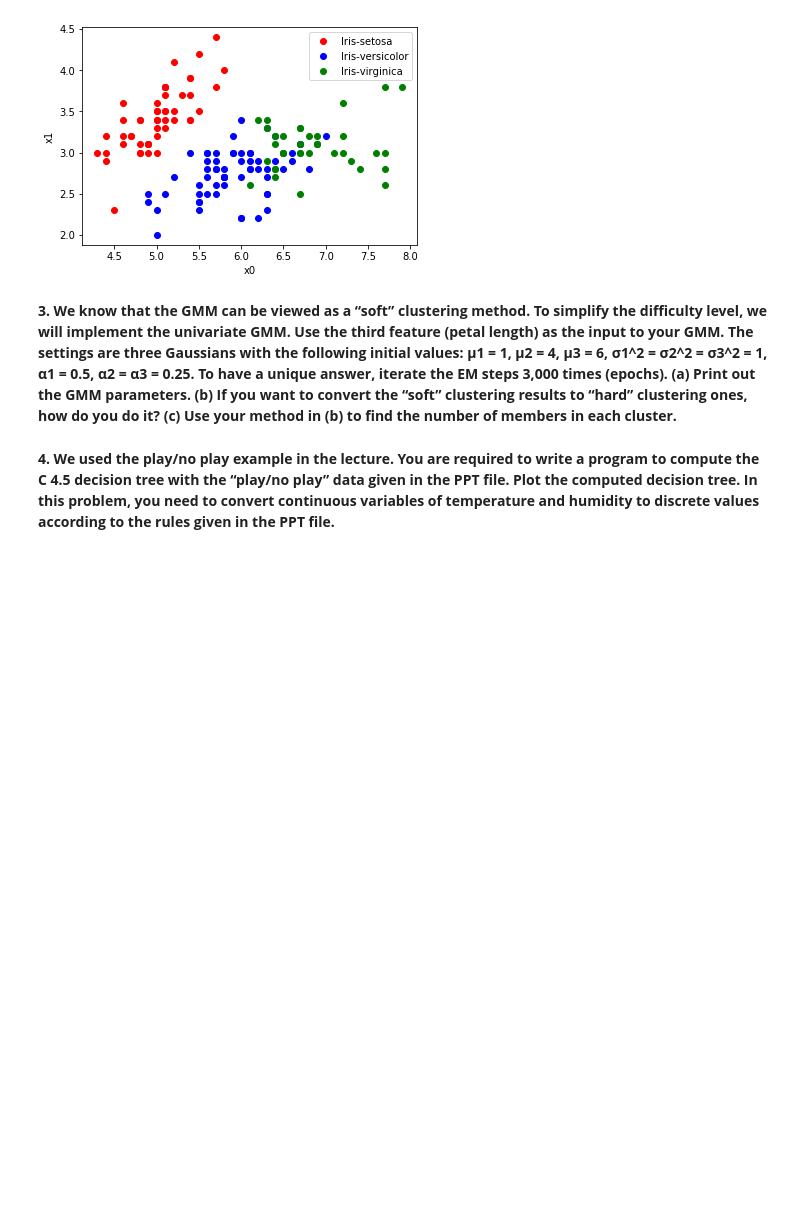
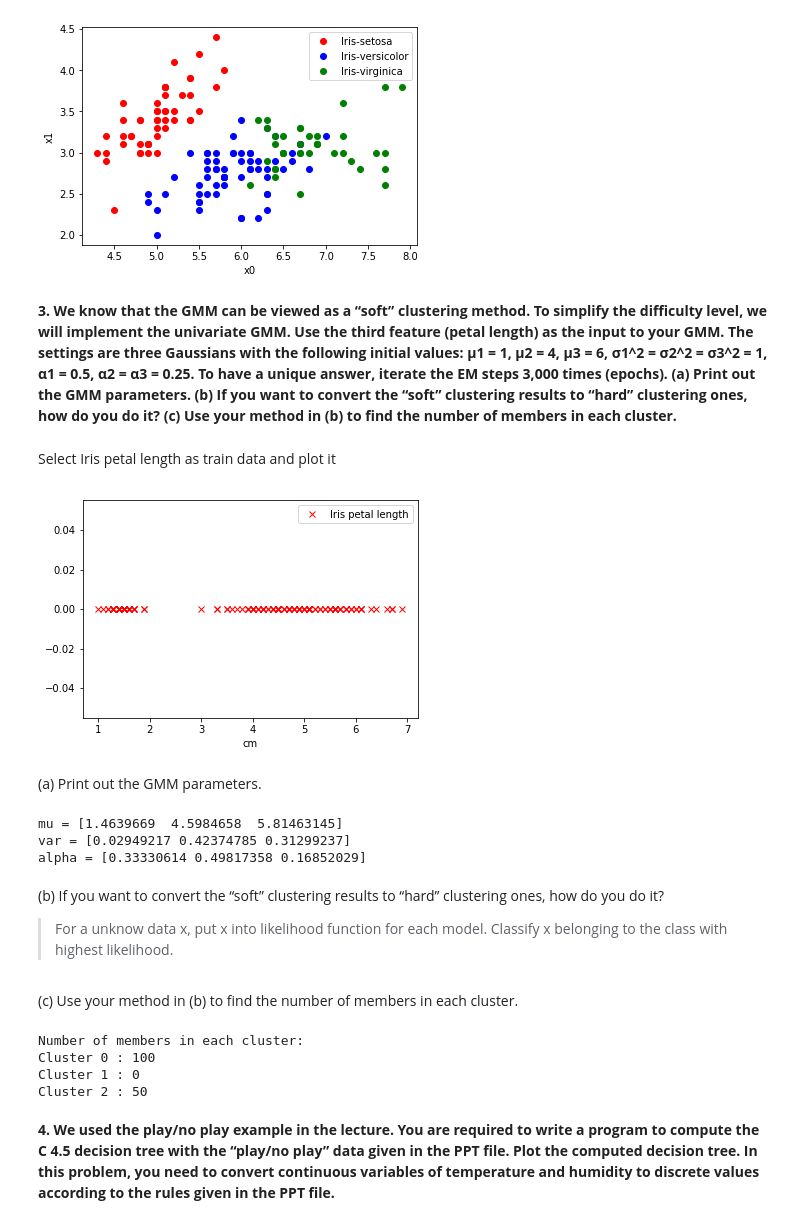
Before and after one commit to wei840222/ML-HW, a Jupyter notebook: HW3.ipynb, the cells around one changed output. Drawn from its saved outputs; the diff is of its cells as text; code cells hidden in the pictures; blank space fills up the shorter version.

Commit message:
Finish GMM model

```diff
--- a/HW3.ipynb
+++ b/HW3.ipynb
@@ -174,3 +169,69 @@ if __name__=='__main__':
+# %% [markdown]
+Select Iris petal length as train data and plot it
+# %%
+if __name__=='__main__':
+    X_gmm = X[:, 2]
+    plt.plot(X_gmm, [0]*150, 'xr', label = 'Iris petal length')
+    plt.legend()
+    plt.xlabel('cm')
+    plt.show()
+# %% [output]
+[figure, added]
+# %% [markdown]
+(a) Print out the GMM parameters.
+# %%
+def GaussianPDF(x, mu, var):
+    return np.exp(-np.square(x-mu)/(2*var))/np.sqrt(2*np.pi*var)
+
+if __name__=='__main__':
+    # set init value for GMM
+    mu = np.array([1., 4., 6.])
+    var = np.array([1., 1., 1.])
+    alpha = np.array([0.5, 0.25, 0.25])
+    beta = np.zeros((150, 3))
+
+    # Do the EM step in 3000 times
+    for epoch in range(3000):
+        # calculate beta for all of x
+        for i, x in enumerate(X_gmm):
+            for j in range(3):
+                beta[i][j] = alpha[j]*GaussianPDF(x, mu[j], var[j])/\
+                np.sum([alpha[k]*GaussianPDF(x, mu[k], var[k]) for k in range(3)])
+        # calculate mu for 3 class
+        for j in range(3):
+            mu[j] = np.sum([beta[i][j]*x for i, x in enumerate(X_gmm)])/np.sum(beta[:, j])
+        # calculate var for 3 class
+        for j in range(3):
+            var[j] = np.sum([beta[i][j]*np.square(x-mu[j]) for i, x in enumerate(X_gmm)])/np.sum(beta[:, j])
+        # calculate alpha for 3 class
+        for j in range(3):
+            alpha[j] = np.sum(beta[:, j])/len(X_gmm)
+
+    # Print out the GMM parameters
+    print('mu =', mu)
+    print('var =', var)
+    print('alpha =', alpha)
+# %% [output]
+mu = [1.4639669  4.5984658  5.81463145]
+var = [0.02949217 0.42374785 0.31299237]
+alpha = [0.33330614 0.49817358 0.16852029]
+# %% [markdown]
+(b) If you want to convert the “soft” clustering results to “hard” clustering ones, how do you do it?
+> For a unknow data x, put x into likelihood function for each model. Classify x belonging to the class with highest likelihood.
+# %% [markdown]
+(c) Use your method in (b) to find the number of members in each cluster.
+# %%
+if __name__=='__main__':
+    result = list(np.argsort(beta)[::-1][:, 0])
+    class_number_count = [result.count(i) for i in range(3)]
+    print('Number of members in each cluster:')
+    for i in range(3):
+        print('Cluster', i, ':', class_number_count[i])
+# %% [output]
+Number of members in each cluster:
+Cluster 0 : 100
+Cluster 1 : 0
+Cluster 2 : 50
 # %% [markdown]
 **4. We used the play/no play example in the lecture. You are required to write a program to compute the C 4.5 decision tree with the “play/no play” data given in the PPT file. Plot the computed decision tree. In this problem, you need to convert continuous variables of temperature and humidity to discrete values according to the rules given in the PPT file.**
 # %% [markdown]
```
Also changed, not shown: parts of 3 cells of this notebook.
